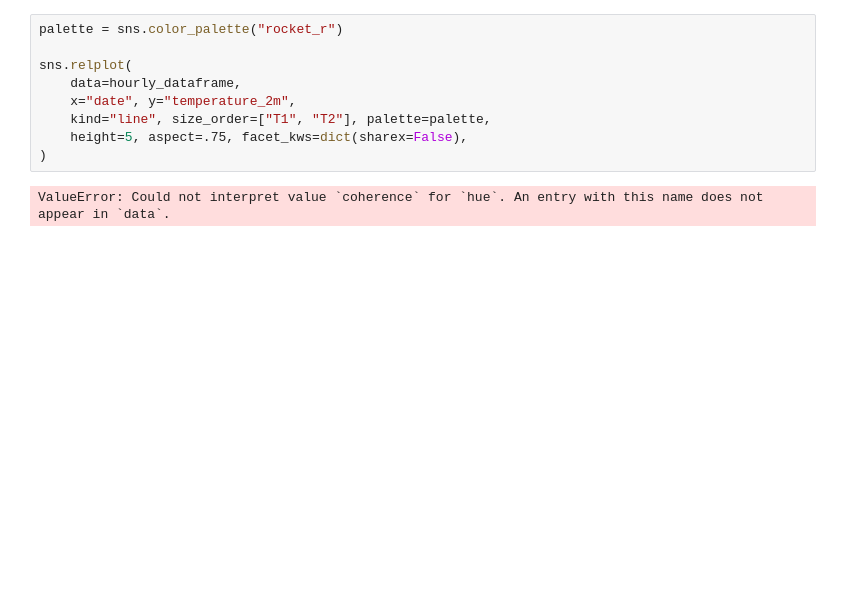
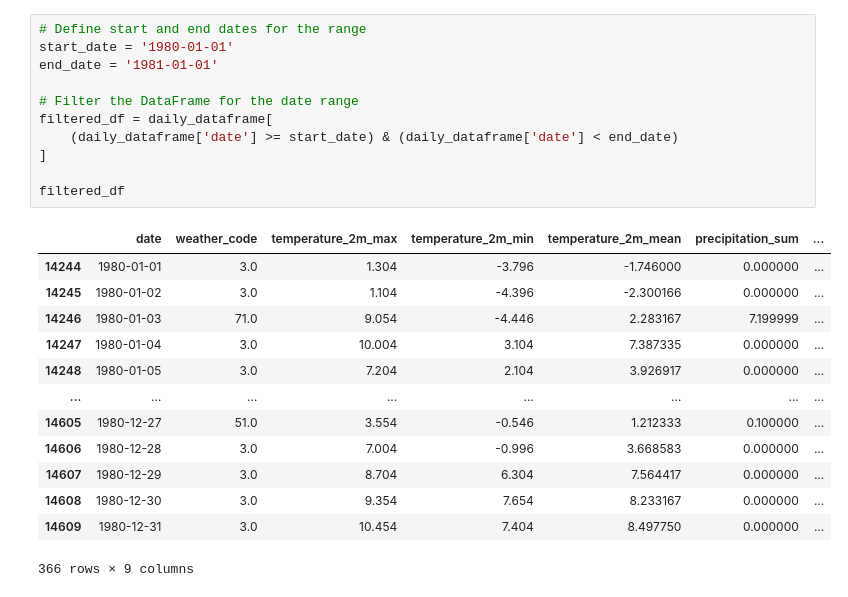
Before and after one commit to SalAbdiaziz01/weather_website, a Jupyter notebook: weather_notebook.ipynb, the cells around one changed output. Drawn from its saved outputs; the diff is of its cells as text; blank space fills up the shorter version.

```diff
--- a/weather_notebook.ipynb
+++ b/weather_notebook.ipynb
@@ -65,11 +80,25 @@ Timezone difference to GMT+0 0 s
-# %%
-palette = sns.color_palette("rocket_r")
-
-sns.relplot(
-    data=hourly_dataframe,
-    x="date", y="temperature_2m",
-    kind="line", size_order=["T1", "T2"], palette=palette,
-    height=5, aspect=.75, facet_kws=dict(sharex=False),
-)
-# %% [output]
-ValueError: Could not interpret value `coherence` for `hue`. An entry with this name does not appear in `data`.
+# %%
+# Define start and end dates for the range
+start_date = '1980-01-01'
+end_date = '1981-01-01'
+
+# Filter the DataFrame for the date range
+filtered_df = daily_dataframe[
+    (daily_dataframe['date'] >= start_date) & (daily_dataframe['date'] < end_date)
+]
+
+filtered_df
+# %% [output]
+|  | date | weather_code | temperature_2m_max | temperature_2m_min | temperature_2m_mean | precipitation_sum | ... |
+| 14244 | 1980-01-01 | 3.0 | 1.304 | -3.796 | -1.746000 | 0.000000 | ... |
+| 14245 | 1980-01-02 | 3.0 | 1.104 | -4.396 | -2.300166 | 0.000000 | ... |
+| 14246 | 1980-01-03 | 71.0 | 9.054 | -4.446 | 2.283167 | 7.199999 | ... |
+| 14247 | 1980-01-04 | 3.0 | 10.004 | 3.104 | 7.387335 | 0.000000 | ... |
+| 14248 | 1980-01-05 | 3.0 | 7.204 | 2.104 | 3.926917 | 0.000000 | ... |
+| ... | ... | ... | ... | ... | ... | ... | ... |
+| 14605 | 1980-12-27 | 51.0 | 3.554 | -0.546 | 1.212333 | 0.100000 | ... |
+| 14606 | 1980-12-28 | 3.0 | 7.004 | -0.996 | 3.668583 | 0.000000 | ... |
+| 14607 | 1980-12-29 | 3.0 | 8.704 | 6.304 | 7.564417 | 0.000000 | ... |
+| 14608 | 1980-12-30 | 3.0 | 9.354 | 7.654 | 8.233167 | 0.000000 | ... |
+| 14609 | 1980-12-31 | 3.0 | 10.454 | 7.404 | 8.497750 | 0.000000 | ... |
+366 rows × 9 columns
```
Also changed, not shown: parts of 7 cells of this notebook, 1 other file.
